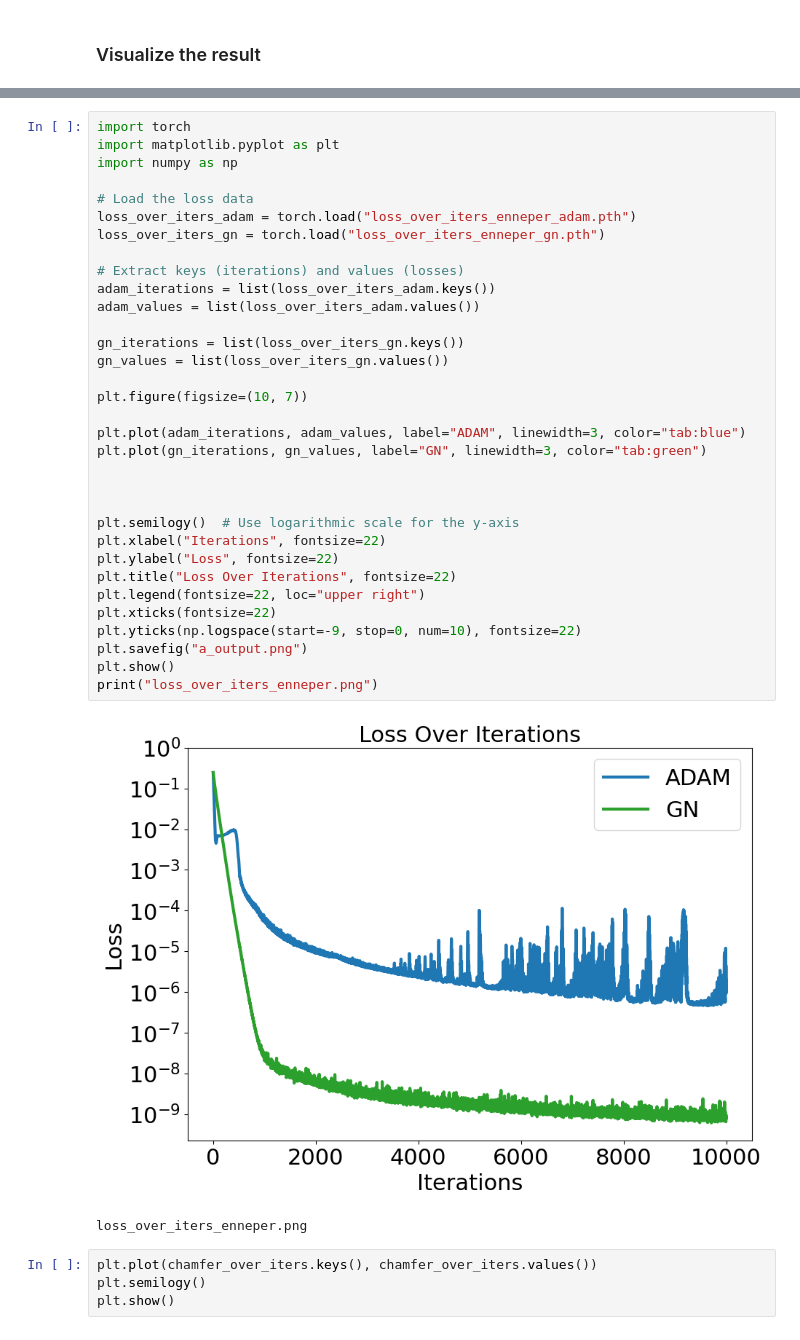
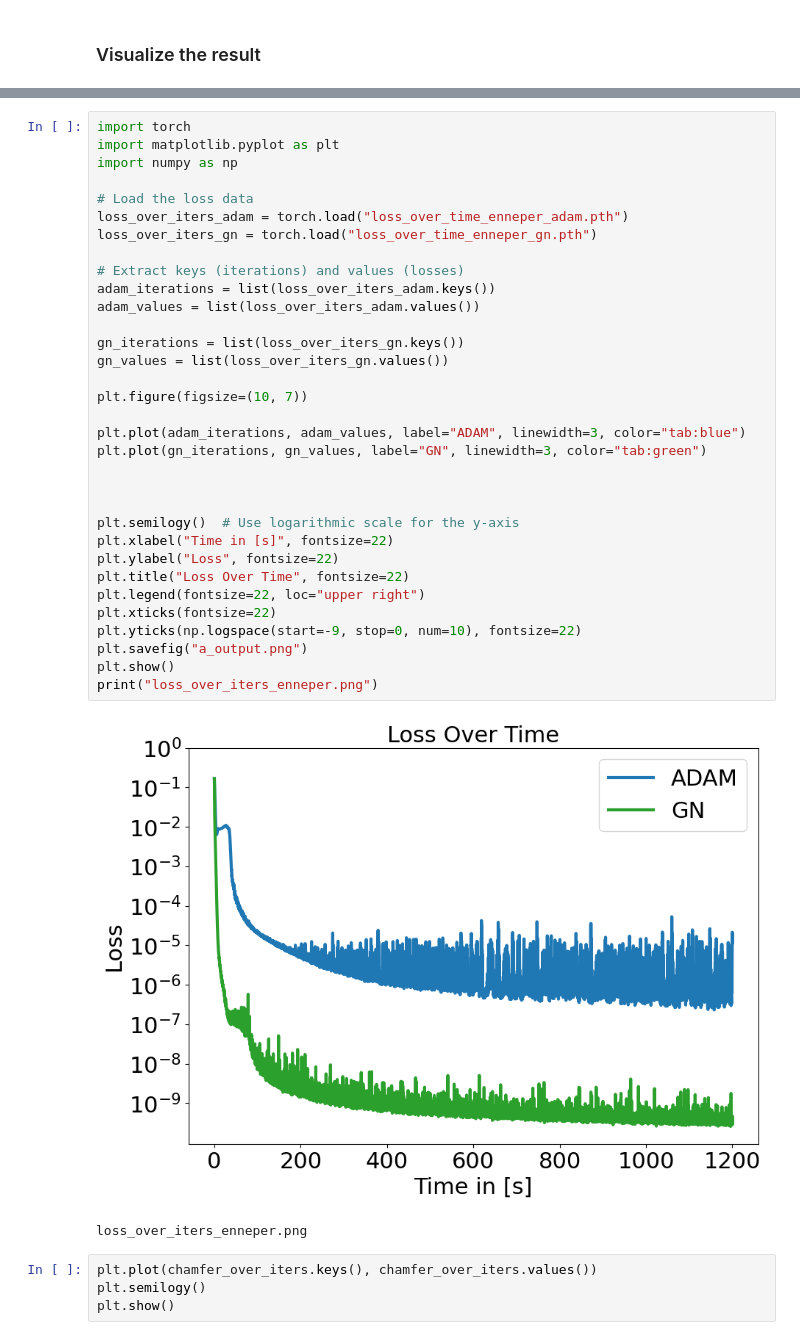
Before and after one commit to JamesAndrewKing/GaussNewtonShapes, a Jupyter notebook: notebooks/enneper.ipynb, the cells around one changed output, grey strips where cells are left out. Saved outputs shown, nothing was run; the diff lists cells and outputs as text.

```diff
--- a/notebooks/enneper.ipynb
+++ b/notebooks/enneper.ipynb
@@ -526,38 +552,38 @@ print(f"Plot saved to {fig_output_file}")
 # %%
 import torch
 import matplotlib.pyplot as plt
 import numpy as np
 
 # Load the loss data
-loss_over_iters_adam = torch.load("loss_over_iters_enneper_adam.pth")
-loss_over_iters_gn = torch.load("loss_over_iters_enneper_gn.pth")
+loss_over_iters_adam = torch.load("loss_over_time_enneper_adam.pth")
+loss_over_iters_gn = torch.load("loss_over_time_enneper_gn.pth")
 
 # Extract keys (iterations) and values (losses)
 adam_iterations = list(loss_over_iters_adam.keys())
 adam_values = list(loss_over_iters_adam.values())
 
 gn_iterations = list(loss_over_iters_gn.keys())
 gn_values = list(loss_over_iters_gn.values())
 
 plt.figure(figsize=(10, 7))
 
 plt.plot(adam_iterations, adam_values, label="ADAM", linewidth=3, color="tab:blue")
 plt.plot(gn_iterations, gn_values, label="GN", linewidth=3, color="tab:green")
 
 
 
 plt.semilogy()  # Use logarithmic scale for the y-axis
-plt.xlabel("Iterations", fontsize=22)
+plt.xlabel("Time in [s]", fontsize=22)
 plt.ylabel("Loss", fontsize=22)
-plt.title("Loss Over Iterations", fontsize=22)
+plt.title("Loss Over Time", fontsize=22)
 plt.legend(fontsize=22, loc="upper right")
 plt.xticks(fontsize=22)
 plt.yticks(np.logspace(start=-9, stop=0, num=10), fontsize=22)
 plt.savefig("a_output.png")
 plt.show()
 print("loss_over_iters_enneper.png")
 # %% [output]
-[figure, old version]
+[figure, new version]
 loss_over_iters_enneper.png
 # %%
 plt.plot(chamfer_over_iters.keys(), chamfer_over_iters.values())
```
Also changed, not shown: parts of 10 cells of this notebook, 24 other files.
